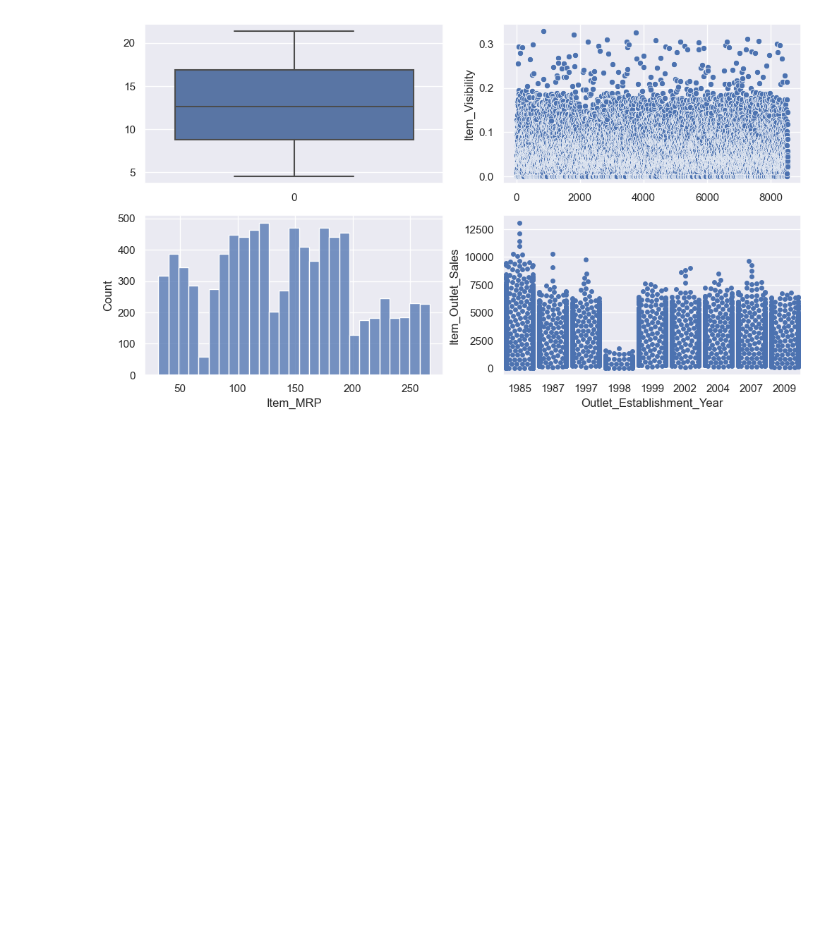
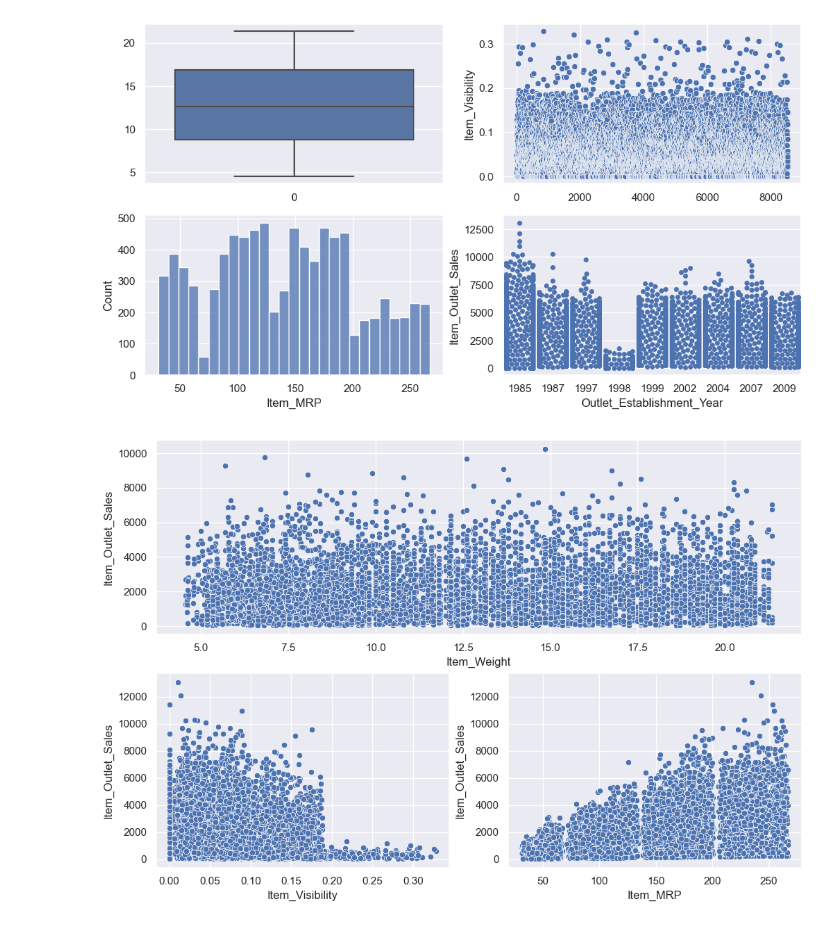
Before and after one commit to janardhanhl/bigmart_sales_prediction, a Jupyter notebook: python/big-mart_sales_prediction.ipynb, the cells around one changed output. Drawn from its saved outputs; the diff is of its cells as text; code cells hidden in the pictures; blank space fills up the shorter version.

```diff
--- a/python/big-mart_sales_prediction.ipynb
+++ b/python/big-mart_sales_prediction.ipynb
@@ -56,3 +58,14 @@ sns.swarmplot(x=train.Outlet_Establishment_Year,y=train.Item_Outlet_Sales)
 plt.show()
 # %% [output]
 [figure]
+# %%
+plt.figure(figsize=(12,8))
+plt.subplot(2,2,(1,2))
+sns.scatterplot(x=train.Item_Weight,y=train.Item_Outlet_Sales)
+plt.subplot(2,2,3)
+sns.scatterplot(x=train.Item_Visibility, y=train.Item_Outlet_Sales)
+plt.subplot(2,2,4)
+sns.scatterplot(x=train.Item_MRP,y=train.Item_Outlet_Sales)
+plt.show()
+# %% [output]
+[figure, added]
```
Also changed, not shown: parts of 11 cells of this notebook.
